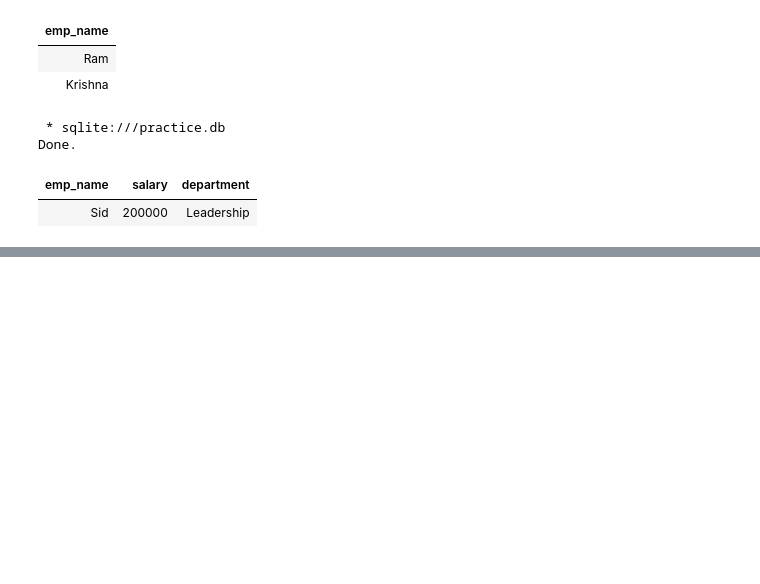
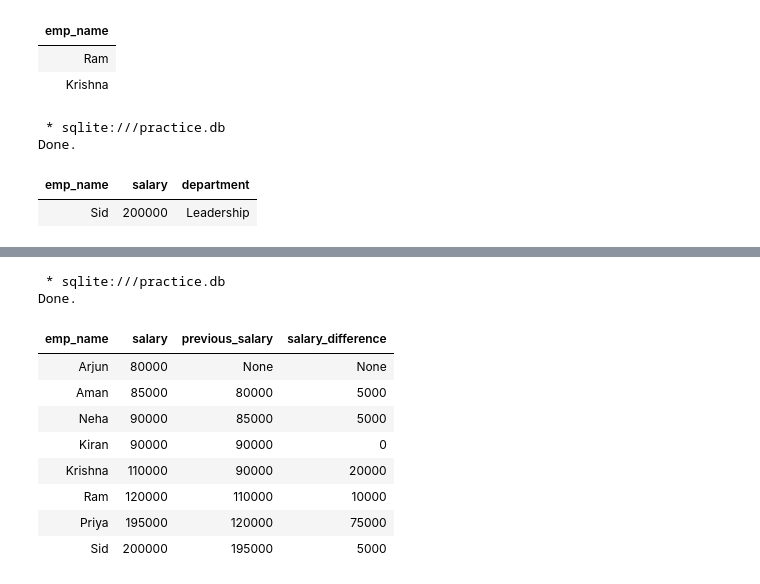
Before and after one commit to sidgun8/Personal-Hardwork, a Jupyter notebook: sqlpractise.ipynb, the cells around one changed output, grey strips where cells are left out. Cells and saved outputs as stored; diff of their text form; code cells hidden in the pictures; blank space fills up the shorter version.

```diff
--- a/sqlpractise.ipynb
+++ b/sqlpractise.ipynb
@@ -1174,0 +1943,22 @@ WHERE e.salary > (
+# %%
+%%sql
+
+select emp_name, salary, lag(salary) over (
+    order by salary
+) as previous_salary,
+salary - lag(salary) over(
+    order by salary
+) as salary_difference
+from employee_manager
+# %% [output]
+ * sqlite:///practice.db
+Done.
+| emp_name | salary | previous_salary | salary_difference |
+| Arjun | 80000 | None | None |
+| Aman | 85000 | 80000 | 5000 |
+| Neha | 90000 | 85000 | 5000 |
+| Kiran | 90000 | 90000 | 0 |
+| Krishna | 110000 | 90000 | 20000 |
+| Ram | 120000 | 110000 | 10000 |
+| Priya | 195000 | 120000 | 75000 |
+| Sid | 200000 | 195000 | 5000 |
```
Also changed, not shown: parts of 49 cells of this notebook, 1 other file.
